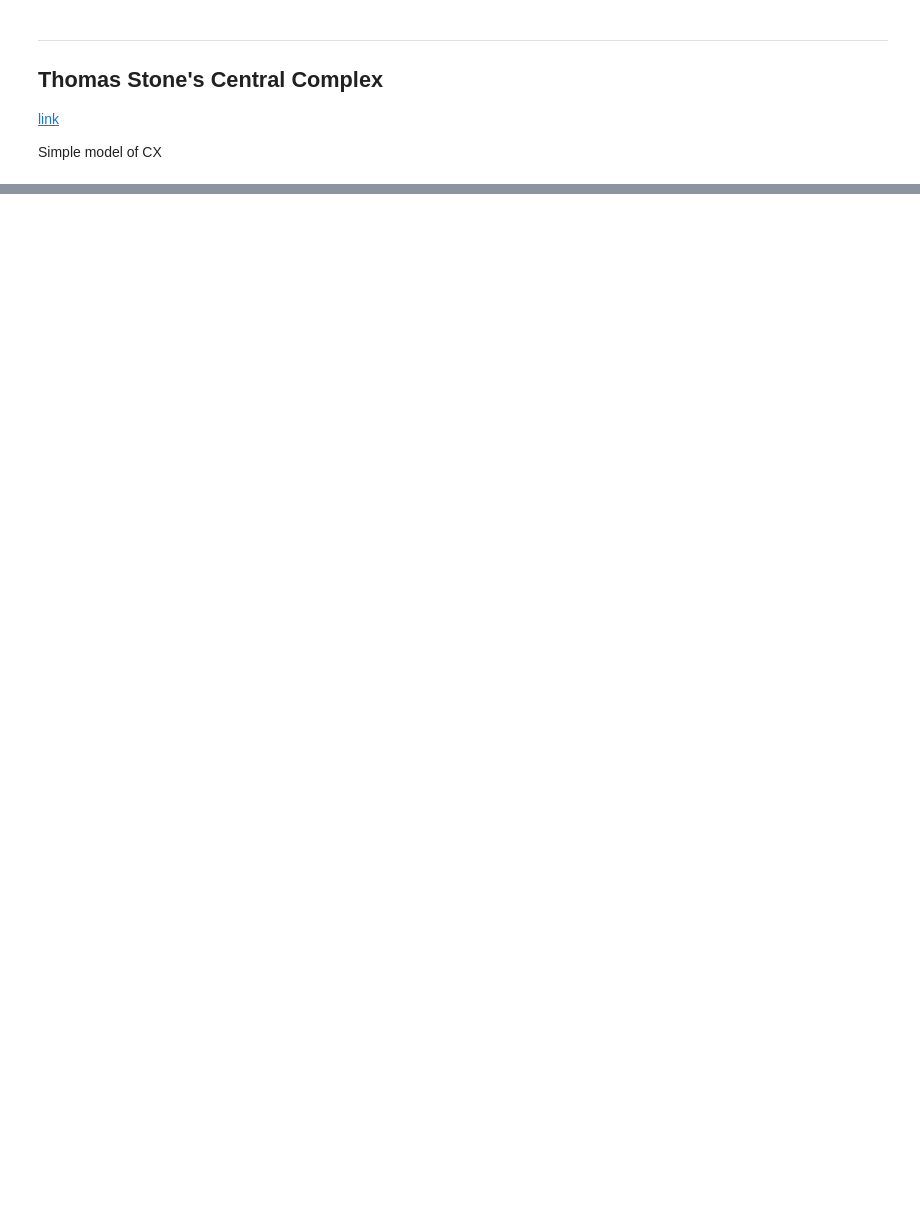
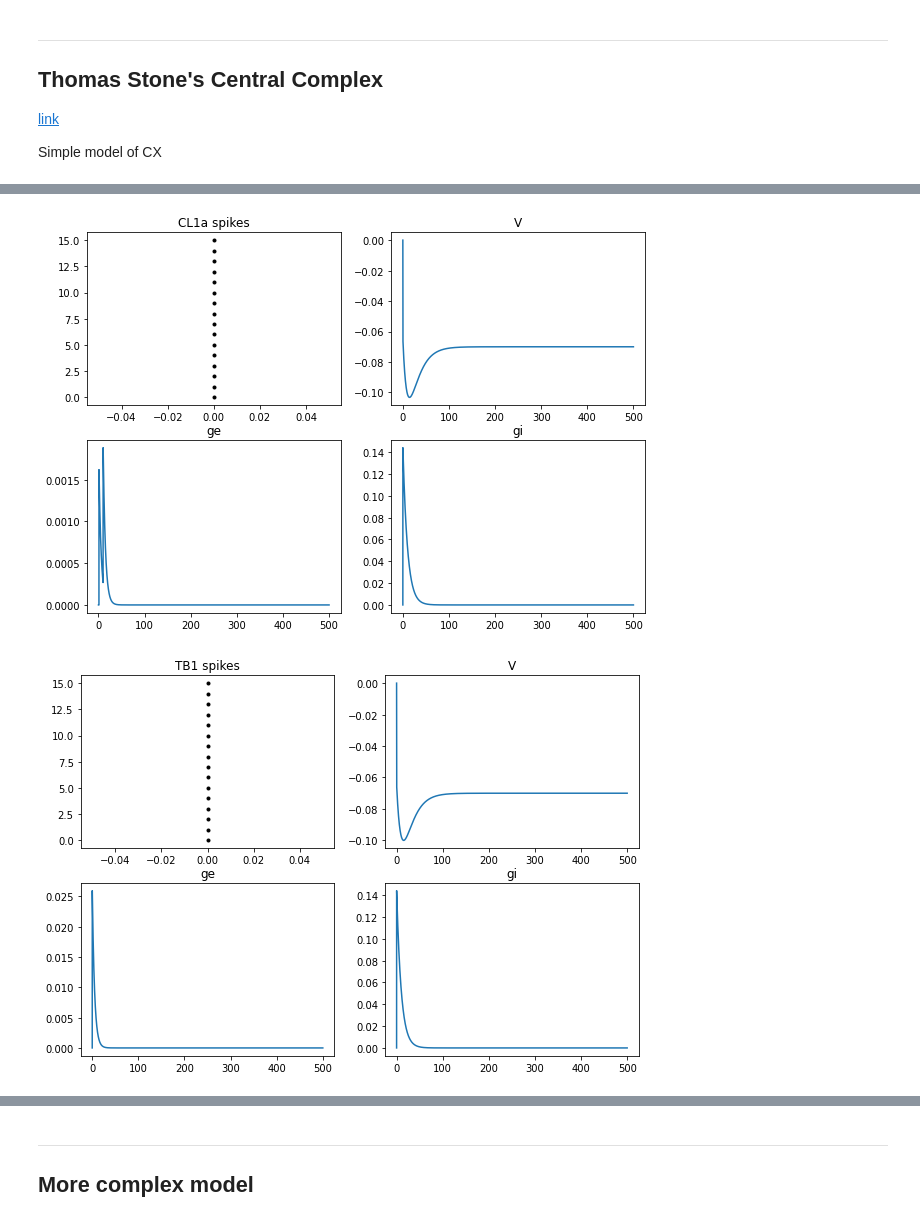
Before and after one commit to filippoferrari/CX_Path_Integration, a Jupyter notebook: notebooks/CX_examples.ipynb, the cells around one changed output, grey strips where cells are left out. Saved outputs shown, nothing was run; the diff lists cells and outputs as text; code cells hidden in the pictures; blank space fills up the shorter version.

```diff
--- a/notebooks/CX_examples.ipynb
+++ b/notebooks/CX_examples.ipynb
@@ -63,0 +126,38 @@ Mgi = StateMonitor(G_TB1, 'gi', record=True)
+# %%
+def plot_stuff(M_spikes, MV, Mge, Mgi, name = '', observation_list=[0]):
+    figure(figsize=(10,7))
+    #plotting spikes of TB 1 cells on raster plot.
+    subplot(2,2,1)
+    title(f'{name} spikes')
+    plot(M_spikes.t/ms, M_spikes.i, '.k')
+
+    #observation_list = [0,1,2,3,4,5,6,7,8,9,10,11,12,13,14,15]
+    observation_list = observation_list
+
+    #plotting voltage on TB1 cells
+    subplot(2,2,2)
+    title('V')
+    for i in observation_list:
+        plot(MV.t/ms, MV.Vm[i])
+
+    subplot(2,2,3)
+    title('ge')
+    for i in observation_list:
+        #plot(Mge.times / ms, Mge[i] / mV)
+        plot(Mge.t/ms, Mge.ge[i])
+
+    subplot(2,2,4)
+    title('gi')
+    for i in observation_list:
+        #plot(Mge.times / ms, Mgi[i] / mV)
+        plot(Mgi.t/ms, Mgi.gi[i])
+
+    show()
+# %%
+plot_stuff(M_CL1a_spikes, CL1a_MV, CL1a_Mge, CL1a_Mgi, name='CL1a', observation_list=[0])
+plot_stuff(M_TB1_spikes, TB1_MV, TB1_Mge, TB1_Mgi, name='TB1', observation_list=[0])
+plot_stuff(M_CL1b_spikes, CL1b_MV, CL1b_Mge, CL1b_Mgi, name='CL1b', observation_list=[0])
+plot_stuff(M_CPU1_spikes, CPU1_MV, CPU1_Mge, CPU1_Mgi, name='TB1', observation_list=[0])
+# %% [output]
+[figure, added]
+[figure, added]
@@ -63,0 +166,3 @@ Mgi = StateMonitor(G_TB1, 'gi', record=True)
+# %% [markdown]
+---
+## More complex model
```
Also changed, not shown: parts of 16 cells of this notebook.
